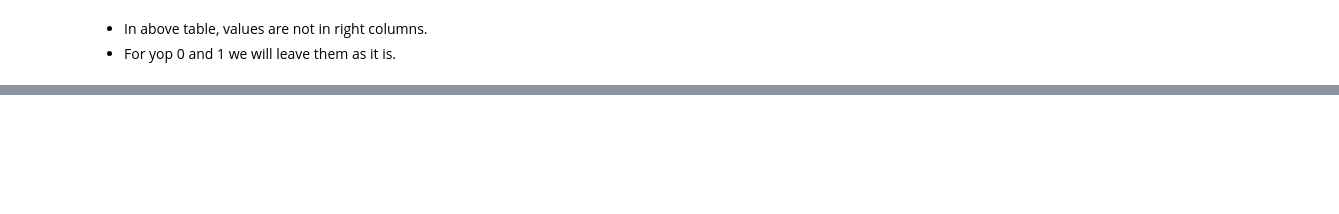
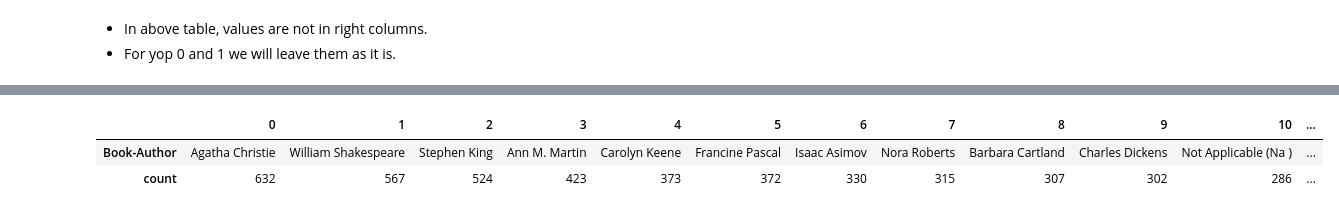
Before and after one commit to mdismailquraishicse/BookRecommendationSystem, a Jupyter notebook: books.ipynb, the cells around one changed output, grey strips where cells are left out. Cells and saved outputs as stored; diff of their text form; code cells hidden in the pictures; blank space fills up the shorter version.

```diff
--- a/books.ipynb
+++ b/books.ipynb
@@ -165,0 +178,7 @@ df_result.to_csv('/content/drive/MyDrive/MyProjects/ML Projects/Unsupervised ML/
+# %%
+top_100_authors_with_highest_count= cdf['Book-Author'].value_counts().sort_values(ascending=False).reset_index().head(100)
+top_100_authors_with_highest_count.T
+# %% [output]
+|  | 0 | 1 | 2 | 3 | 4 | 5 | 6 | 7 | 8 | 9 | 10 | ... |
+| Book-Author | Agatha Christie | William Shakespeare | Stephen King | Ann M. Martin | Carolyn Keene | Francine Pascal | Isaac Asimov | Nora Roberts | Barbara Cartland | Charles Dickens | Not Applicable (Na ) | ... |
+| count | 632 | 567 | 524 | 423 | 373 | 372 | 330 | 315 | 307 | 302 | 286 | ... |
```
Also changed, not shown: parts of 14 cells of this notebook, 3 other files.
